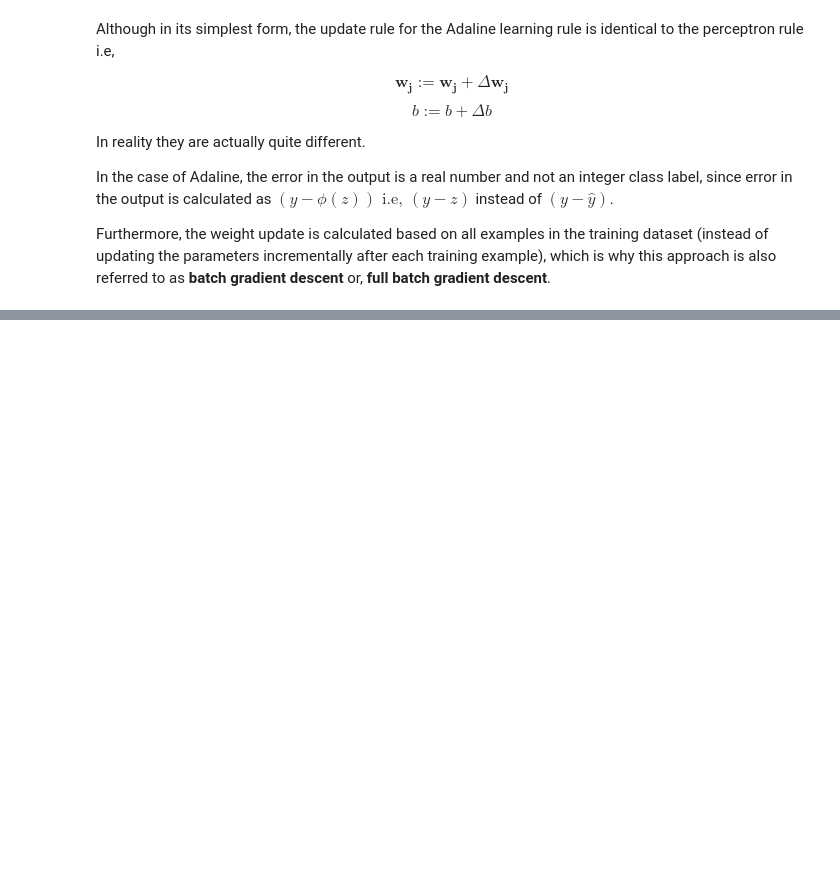
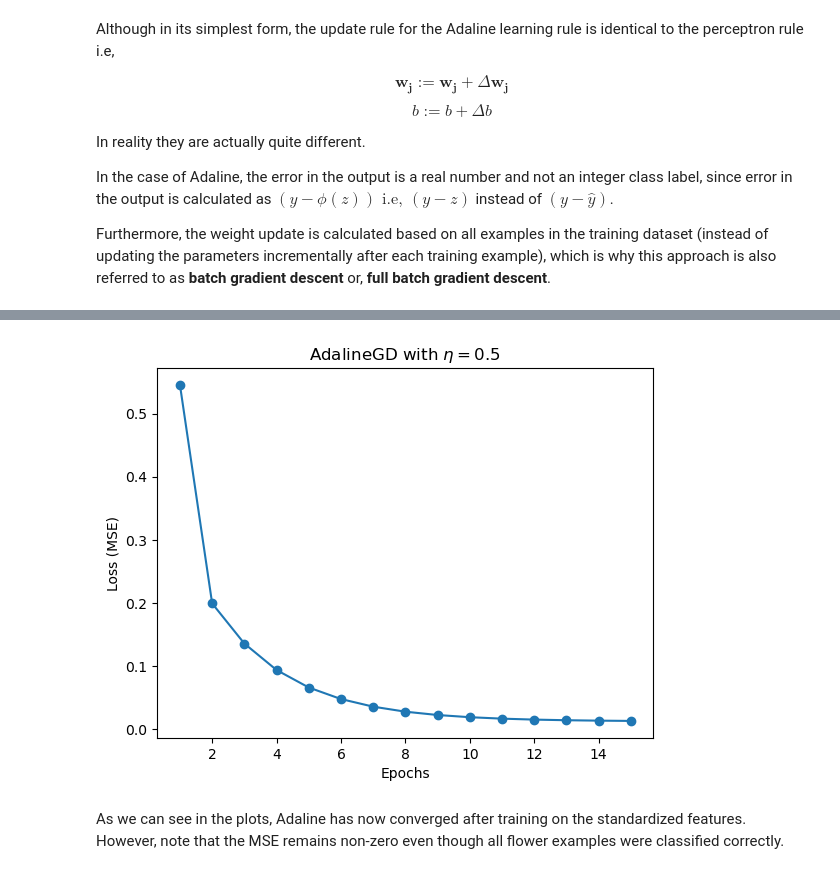
Before and after one commit to AindreaAjax/ML_Introduction, a Jupyter notebook: ML_Basics/02_Perceptron_and_Adaptive_Linear_Neurons.ipynb, the cells around one changed output, grey strips where cells are left out. Saved outputs shown, nothing was run; the diff lists cells and outputs as text; code cells hidden in the pictures; blank space fills up the shorter version.

```diff
--- a/ML_Basics/02_Perceptron_and_Adaptive_Linear_Neurons.ipynb
+++ b/ML_Basics/02_Perceptron_and_Adaptive_Linear_Neurons.ipynb
@@ -424,0 +688,11 @@ Furthermore, the weight update is calculated based on all examples in the traini
+# %%
+# losses vs epochs plot
+fig, ax = plt.subplots()
+
+ax.plot(range(1, ada.n_epochs + 1), ada.losses_, marker="o")
+ax.set(xlabel="Epochs", ylabel="Loss (MSE)", title=r"AdalineGD with $\eta = 0.5$")
+plt.show()
+# %% [output]
+[figure, added]
+# %% [markdown]
+As we can see in the plots, Adaline has now converged after training on the standardized features. However, note that the MSE remains non-zero even though all flower examples were classified correctly.
```
Also changed, not shown: parts of 39 cells of this notebook.
